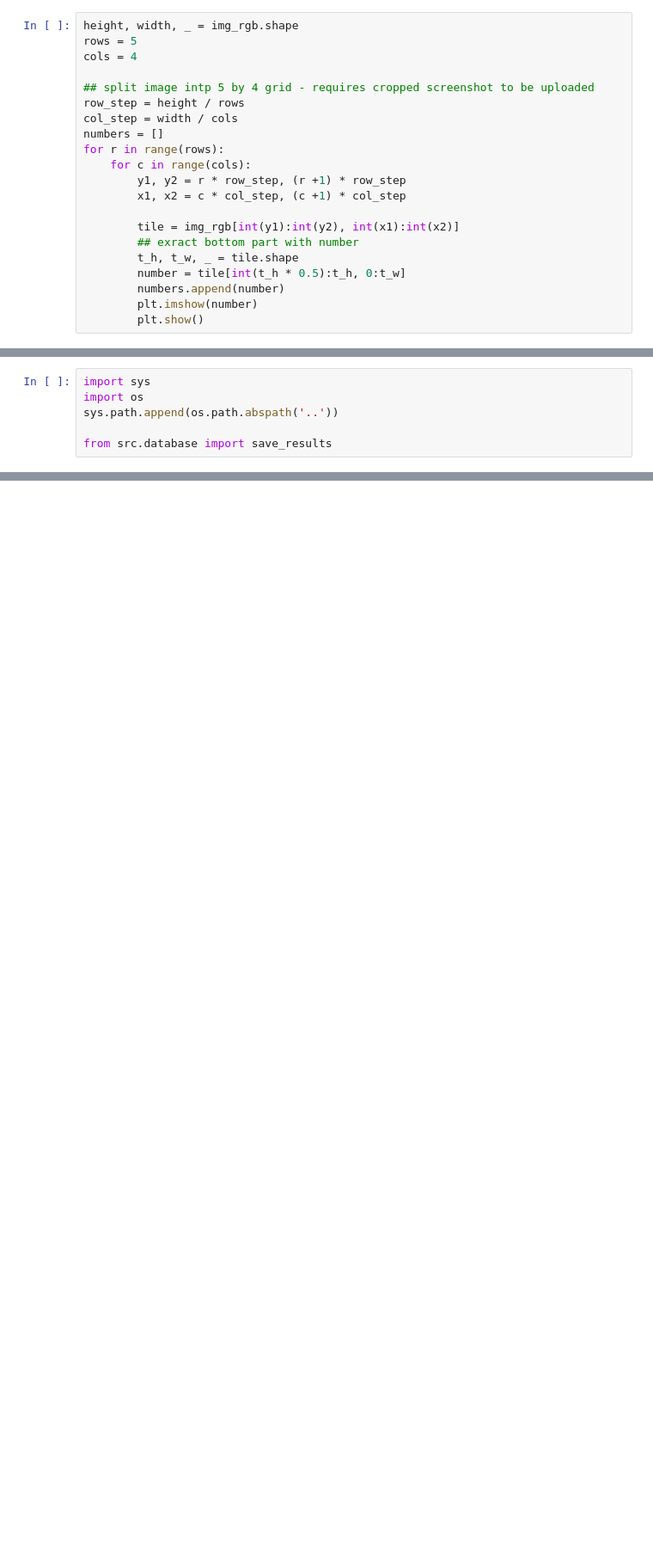
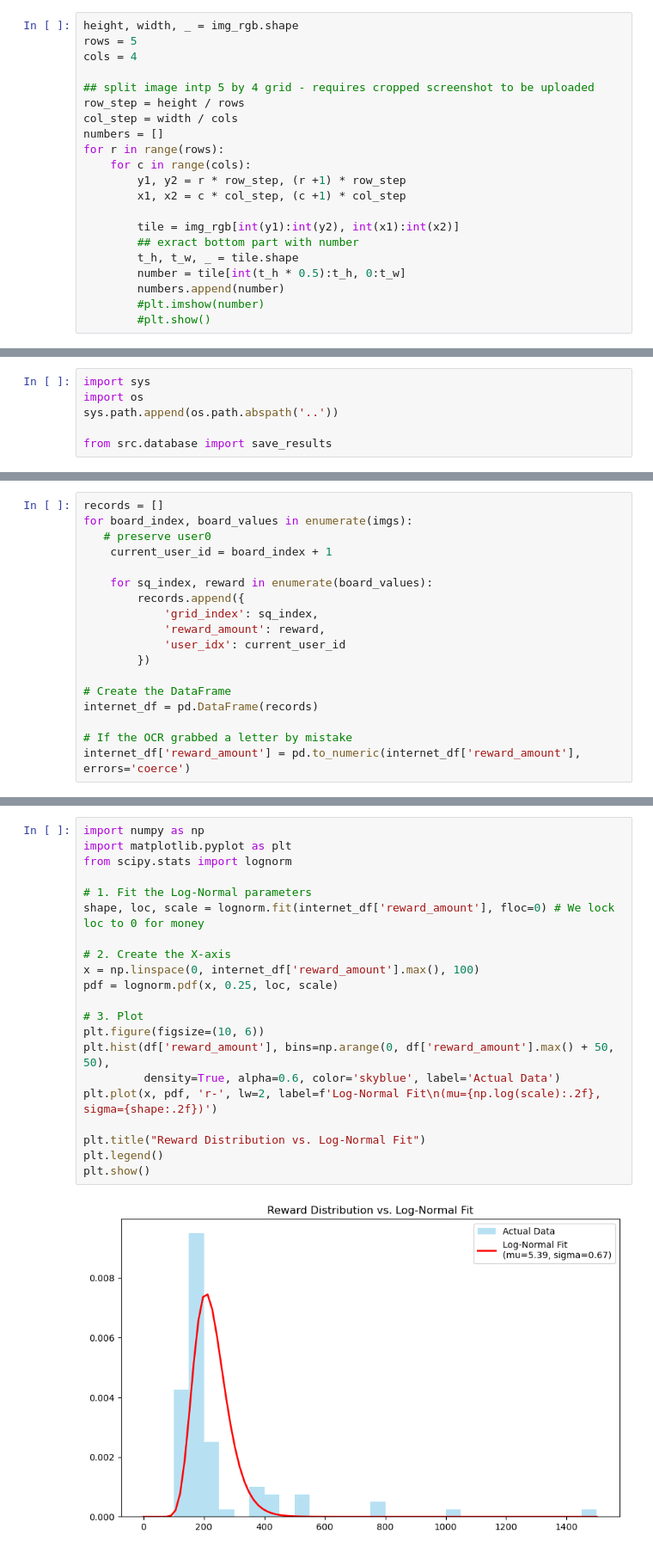
Before and after one commit to ethandeysel/Gameboard-predictor, a Jupyter notebook: notebooks/Exploration.ipynb, the cells around one changed output, grey strips where cells are left out. Shown at 86% size. Saved outputs shown, nothing was run; the diff lists cells and outputs as text; blank space fills up the shorter version.

```diff
--- a/notebooks/Exploration.ipynb
+++ b/notebooks/Exploration.ipynb
@@ -44,5 +47,5 @@ for r in range(rows):
         t_h, t_w, _ = tile.shape
         number = tile[int(t_h * 0.5):t_h, 0:t_w]
         numbers.append(number)
-        plt.imshow(number)
-        plt.show()
+        #plt.imshow(number)
+        #plt.show()
@@ -547,0 +206,18 @@ plot_pbb_heatmap(trace)
+# %%
+records = []
+for board_index, board_values in enumerate(imgs):
+   # preserve user0
+    current_user_id = board_index + 1
+
+    for sq_index, reward in enumerate(board_values):
+        records.append({
+            'grid_index': sq_index,
+            'reward_amount': reward,
+            'user_idx': current_user_id
+        })
+
+# Create the DataFrame
+internet_df = pd.DataFrame(records)
+
+# If the OCR grabbed a letter by mistake
+internet_df['reward_amount'] = pd.to_numeric(internet_df['reward_amount'], errors='coerce')
@@ -547,0 +252,23 @@ plot_pbb_heatmap(trace)
+# %%
+import numpy as np
+import matplotlib.pyplot as plt
+from scipy.stats import lognorm
+
+# 1. Fit the Log-Normal parameters
+shape, loc, scale = lognorm.fit(internet_df['reward_amount'], floc=0) # We lock loc to 0 for money
+
+# 2. Create the X-axis
+x = np.linspace(0, internet_df['reward_amount'].max(), 100)
+pdf = lognorm.pdf(x, 0.25, loc, scale)
+
+# 3. Plot
+plt.figure(figsize=(10, 6))
+plt.hist(df['reward_amount'], bins=np.arange(0, df['reward_amount'].max() + 50, 50),
+         density=True, alpha=0.6, color='skyblue', label='Actual Data')
+plt.plot(x, pdf, 'r-', lw=2, label=f'Log-Normal Fit\n(mu={np.log(scale):.2f}, sigma={shape:.2f})')
+
+plt.title("Reward Distribution vs. Log-Normal Fit")
+plt.legend()
+plt.show()
+# %% [output]
+[figure, added]
```
Also changed, not shown: parts of 40 cells of this notebook, 12 other files.
